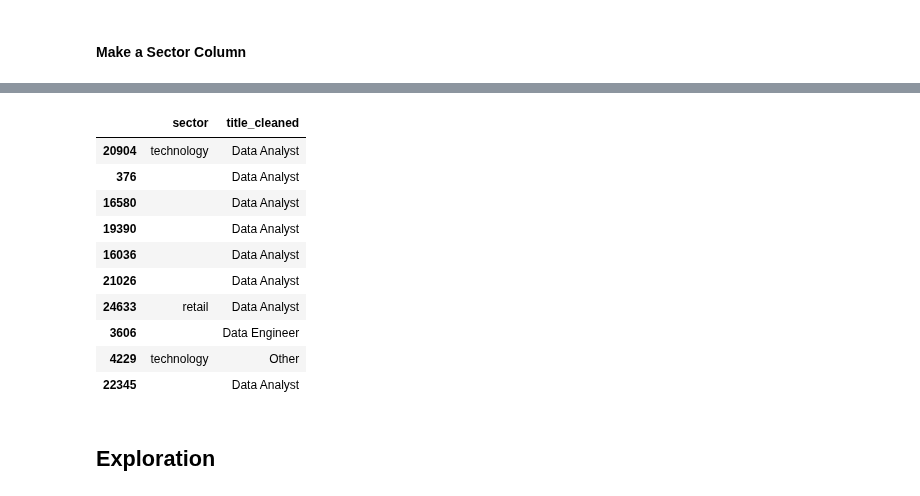
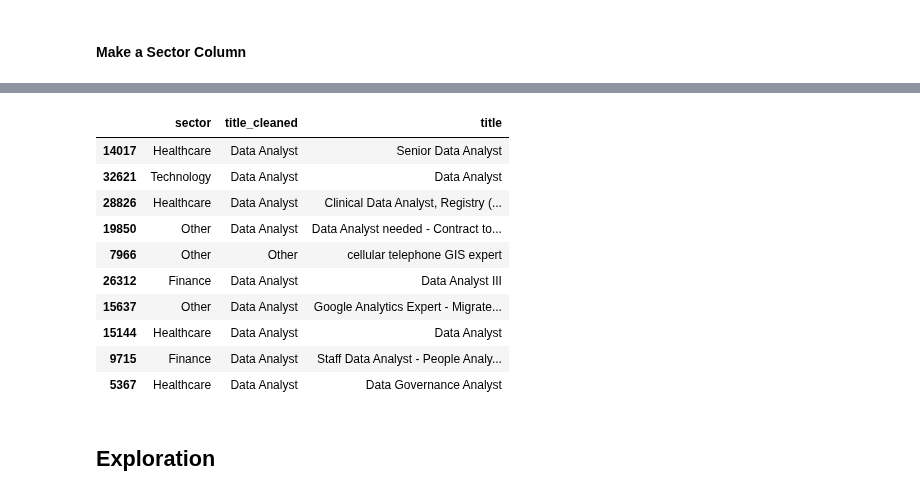
Before and after one commit to Decoding-Data-Jobs/data-jobs-project, a Jupyter notebook: schmitz_working/schmitz_draft.ipynb, the cells around one changed output, grey strips where cells are left out. Cells and saved outputs as stored; diff of their text form; code cells hidden in the pictures.

```diff
--- a/schmitz_working/schmitz_draft.ipynb
+++ b/schmitz_working/schmitz_draft.ipynb
@@ -651,3 +639,0 @@ jobs_df_cleaned.to_csv('../support_files/working_docs/jobs_df_cleaned.csv', inde
-# %%
-# Read in CSV
-jobs_df_cleaned = pd.read_csv('../support_files/working_docs/jobs_df_cleaned.csv')
@@ -934,7 +900,7 @@ def create_sector_column(df):
         "finance": "Finance",
         "budget": "Finance",
         "healthcare": "Healthcare",
-        "patient": "Healthcare"
+        "patient": "Healthcare",
         "technology": "Technology",
         "education": "Education",
         "retail": "Retail",
@@ -965,18 +931,18 @@ jobs_df_cleaned
 34133 rows × 23 columns
 # %%
 # Show me sector and job title
-jobs_df_cleaned[['sector', 'title_cleaned', 'des']].sample(10)
+jobs_df_cleaned[['sector', 'title_cleaned', 'title']].sample(10)
 # %% [output]
-|  | sector | title_cleaned |
-| 20904 | technology | Data Analyst |
-| 376 |  | Data Analyst |
-| 16580 |  | Data Analyst |
-| 19390 |  | Data Analyst |
-| 16036 |  | Data Analyst |
-| 21026 |  | Data Analyst |
-| 24633 | retail | Data Analyst |
-| 3606 |  | Data Engineer |
-| 4229 | technology | Other |
-| 22345 |  | Data Analyst |
+|  | sector | title_cleaned | title |
+| 14017 | Healthcare | Data Analyst | Senior Data Analyst |
+| 32621 | Technology | Data Analyst | Data Analyst |
+| 28826 | Healthcare | Data Analyst | Clinical Data Analyst, Registry (... |
+| 19850 | Other | Data Analyst | Data Analyst needed - Contract to... |
+| 7966 | Other | Other | cellular telephone GIS expert |
+| 26312 | Finance | Data Analyst | Data Analyst III |
+| 15637 | Other | Data Analyst | Google Analytics Expert - Migrate... |
+| 15144 | Healthcare | Data Analyst | Data Analyst |
+| 9715 | Finance | Data Analyst | Staff Data Analyst - People Analy... |
+| 5367 | Healthcare | Data Analyst | Data Governance Analyst |
 # %% [markdown]
 ## Exploration
```
Also changed, not shown: parts of 49 cells of this notebook.
